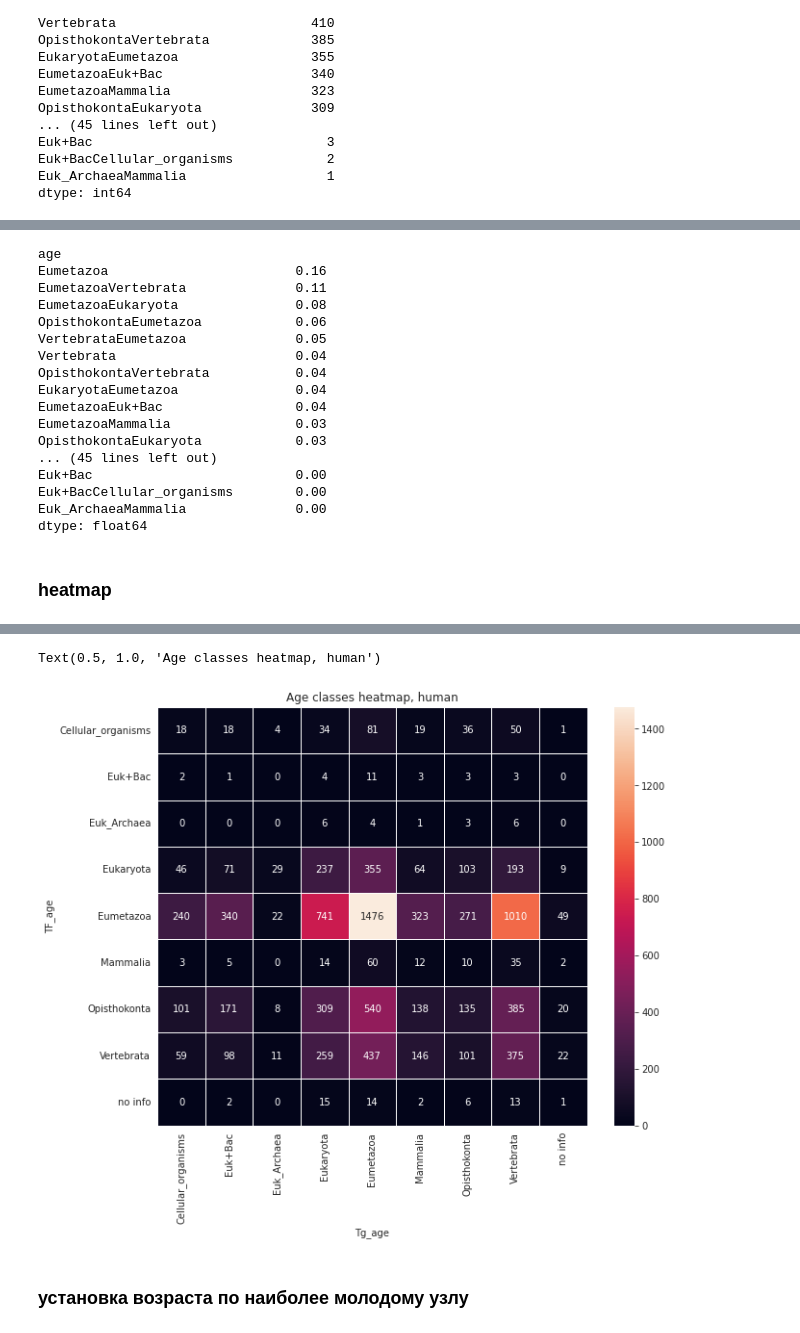
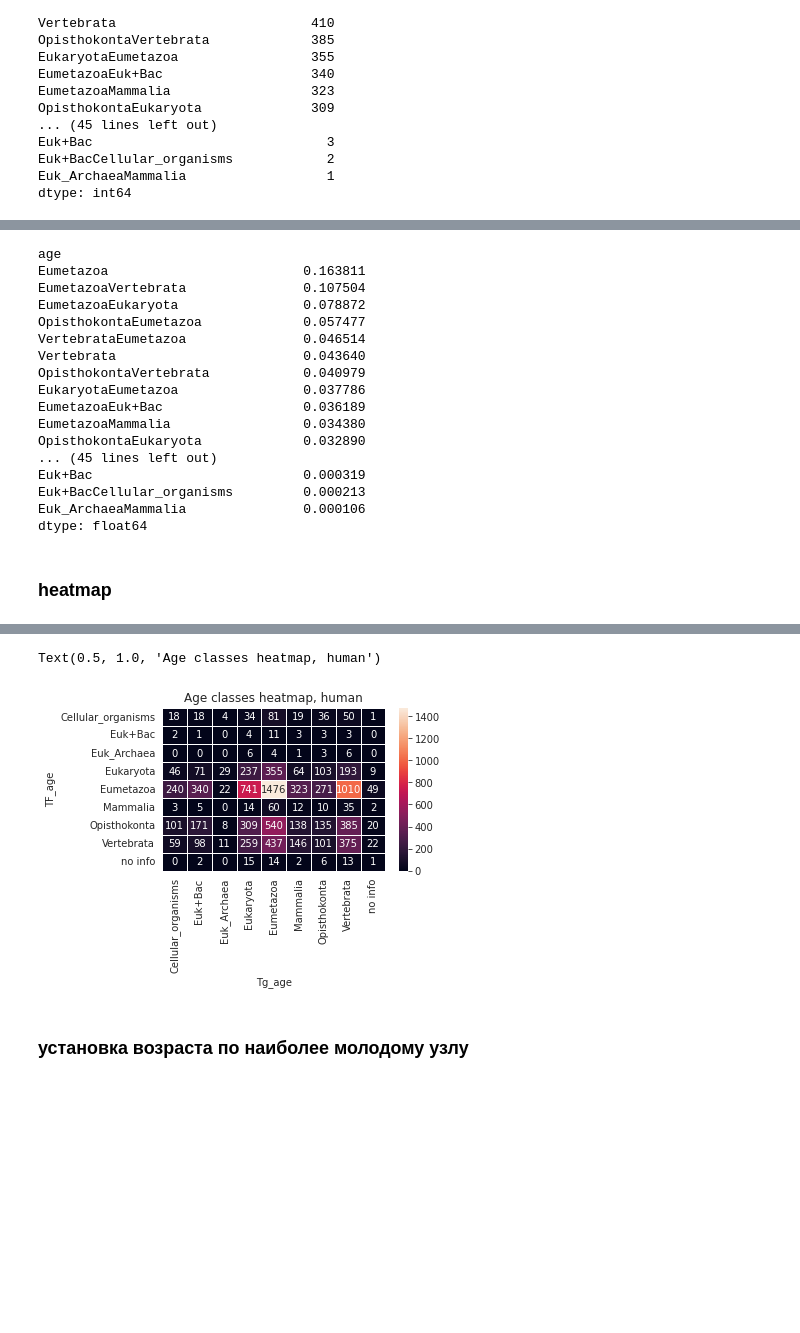
Before and after one commit to Freddsle/age_patterns, a Jupyter notebook: code/02_age_gene_classes.ipynb, the cells around one changed output, grey strips where cells are left out. Cells and saved outputs as stored; diff of their text form; code cells hidden in the pictures; blank space fills up the shorter version.

```diff
--- a/code/02_age_gene_classes.ipynb
+++ b/code/02_age_gene_classes.ipynb
@@ -11,7 +11,7 @@ print(Bio.__version__)
 # %% [output]
 1.79
 # %%
-plt.rcParams["figure.figsize"] = 14, 10
+plt.rcParams["figure.figsize"] = 7, 6
 sns.set_style("whitegrid")
 # %% [markdown]
 # age gene classes из Liebeskind
@@ -101,0 +109,6 @@ yeast_prot_genes.head()
+# %%
+yeast_prot_genes = pd.read_csv('../data/yeast_org_db/summary.csv', sep=' ')
+yeast_prot_genes = yeast_prot_genes[['input', 'secondaryIdentifier']]
+yeast_prot_genes = yeast_prot_genes.rename(columns = {'input':'Protein', 'secondaryIdentifier':'Gene'})
+
+yeast_prot_genes.head()
@@ -440,6 +503,6 @@ Euk_Archaea           0.013025
 dtype: float64
 # %%
-plt.rcParams["figure.figsize"] = 10, 8
+plt.rcParams["figure.figsize"] = 5, 5
 
 ax = (yeast_data['age_max'].value_counts(normalize=True) * 100).plot.barh()
 
@@ -1036,0 +1148,28 @@ Text(0.5, 1.0, 'Age (from node mean), mouse')
+# %%
+mouse_data['age_length'] = np.where((mouse_data['TF_age'] == 0) | (mouse_data['Tg_age'] == 0),
+                                     -1,
+                                     abs(mouse_data['TF_age'] - mouse_data['Tg_age']))
+
+# no info to NAN
+mouse_data['age_length'] = mouse_data['age_length'].replace({-1: np.nan})
+
+
+# plot
+
+idx = [0, 1, 2, 3, 4, 5, 6, 7]
+counts = pd.Series(mouse_data['age_length'].value_counts(normalize=True) * 100)
+counts.index = counts.index.astype('int64')
+counts = counts[idx]
+
+explode = (0.1, 0, 0.1, 0.2, 0.3, 0.3, 0.3, 0.6)
+
+plt.rcParams["figure.figsize"] = 7, 6
+
+counts.plot(kind='pie', fontsize=14, colormap="Pastel1", explode=explode,  autopct='%.1f%%')
+plt.axis('equal')
+plt.ylabel('')
+plt.title('Interaction distance, mouse')
+#plt.legend(labels=counts.index, loc="best")
+plt.show()
+plt.savefig('../data/02_plots/ID_02.png')
+plt.close()
@@ -1305,21 +1446,21 @@ dtype: float64
 human_data[['age']].value_counts(normalize=True)
 # %% [output]
 age
-Eumetazoa                        0.16
-EumetazoaVertebrata              0.11
-EumetazoaEukaryota               0.08
-OpisthokontaEumetazoa            0.06
-VertebrataEumetazoa              0.05
-Vertebrata                       0.04
-OpisthokontaVertebrata           0.04
-EukaryotaEumetazoa               0.04
-EumetazoaEuk+Bac                 0.04
-EumetazoaMammalia                0.03
-OpisthokontaEukaryota            0.03
+Eumetazoa                         0.163811
+EumetazoaVertebrata               0.107504
+EumetazoaEukaryota                0.078872
+OpisthokontaEumetazoa             0.057477
+VertebrataEumetazoa               0.046514
+Vertebrata                        0.043640
+OpisthokontaVertebrata            0.040979
+EukaryotaEumetazoa                0.037786
+EumetazoaEuk+Bac                  0.036189
+EumetazoaMammalia                 0.034380
+OpisthokontaEukaryota             0.032890
 ... (45 lines left out)
-Euk+Bac                          0.00
-Euk+BacCellular_organisms        0.00
-Euk_ArchaeaMammalia              0.00
+Euk+Bac                           0.000319
+Euk+BacCellular_organisms         0.000213
+Euk_ArchaeaMammalia               0.000106
 dtype: float64
 # %%
 plt.figure(figsize=(15, 15))
@@ -1353,11 +1494,13 @@ heatmap_h
 | Vertebrata | 59 | 98 | 11 | 259 | 437 | 146 | 101 | 375 | ... |
 | no info | 0 | 2 | 0 | 15 | 14 | 2 | 6 | 13 | ... |
 # %%
+plt.rcParams["figure.figsize"] = 5, 3
+
 sns.heatmap(heatmap_h, annot=True, linewidths=0.5, fmt='g')
 plt.title('Age classes heatmap, human')
 # %% [output]
 Text(0.5, 1.0, 'Age classes heatmap, human')
-[figure, old version]
+[figure, new version]
 # %%
 sns.heatmap(heatmap_h, annot=True, linewidths=0.5, fmt='g')
 plt.title('Age classes heatmap, human')
```
Also changed, not shown: parts of 68 cells of this notebook, 29 other files.
